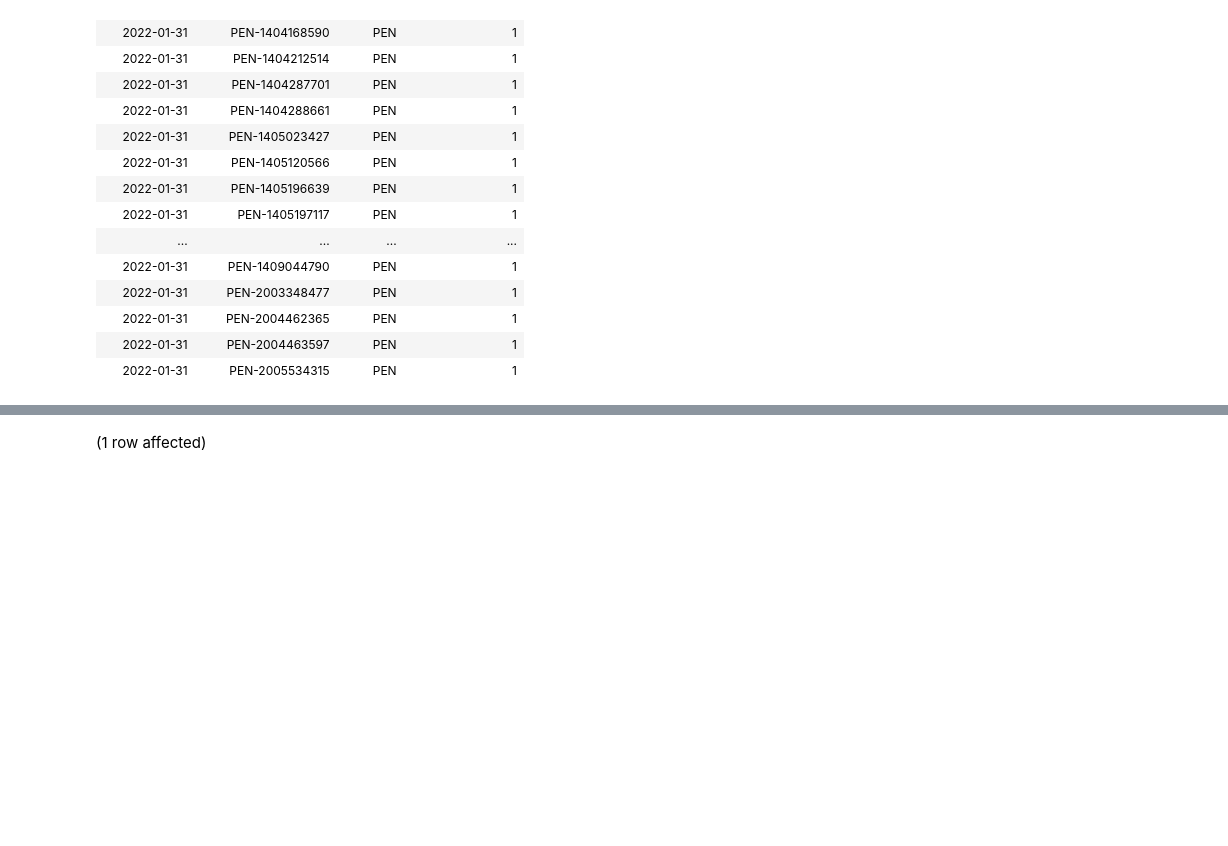
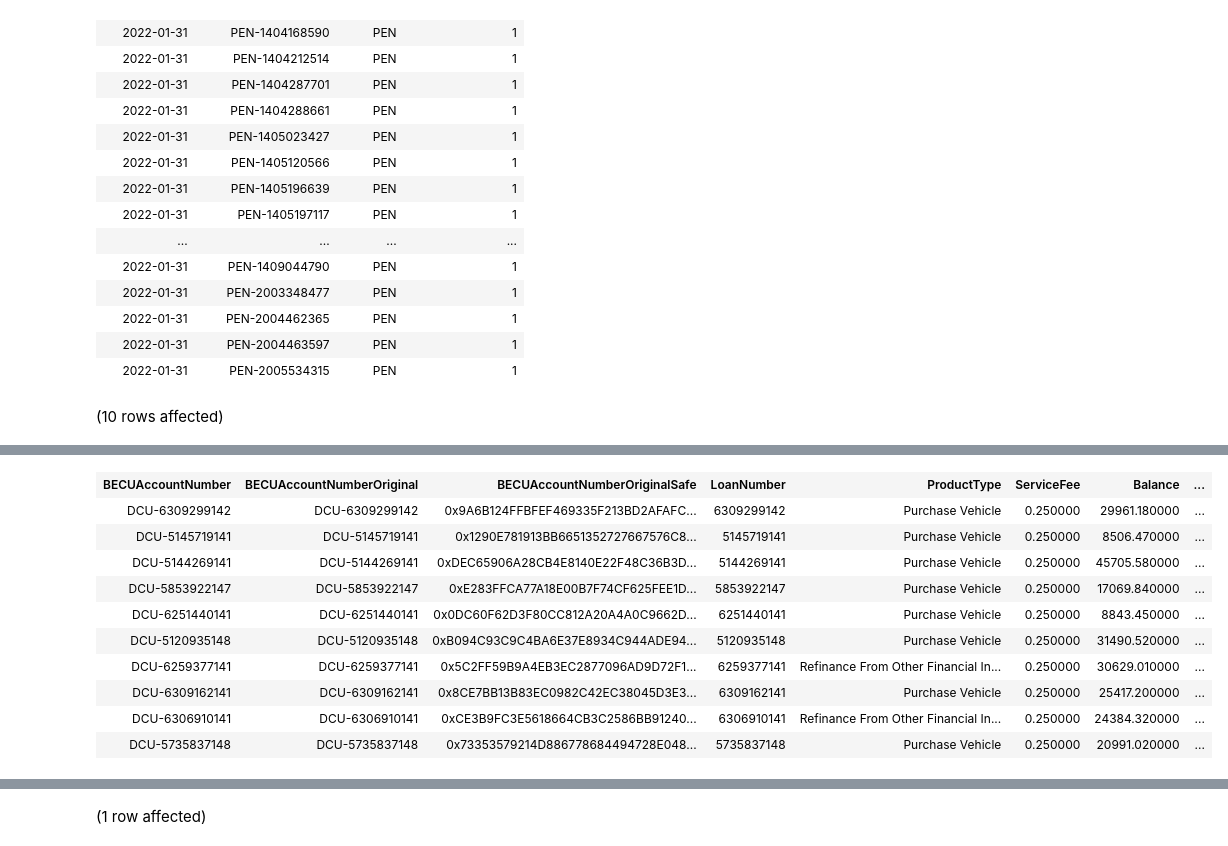
Before and after one commit to khooversoft/SqlGenerator, a Jupyter notebook: Config/AA/SqlProject/Notebooks/Notebook-1.ipynb, the cells around one changed output, grey strips where cells are left out. Saved outputs shown, nothing was run; the diff lists cells and outputs as text; code cells hidden in the pictures; blank space fills up the shorter version.

```diff
--- a/Config/AA/SqlProject/Notebooks/Notebook-1.ipynb
+++ b/Config/AA/SqlProject/Notebooks/Notebook-1.ipynb
@@ -29,3 +29,7 @@ Total execution time: 00:00:07.829
 | 2022-01-31 | PEN-2004462365 | PEN | 1 |
 | 2022-01-31 | PEN-2004463597 | PEN | 1 |
 | 2022-01-31 | PEN-2005534315 | PEN | 1 |
+# %%
+select top 10 * from [AssetAcq_pii].[Vw_CommonSettlement]
+# %% [output]
+(10 rows affected)
@@ -32,3 +37,14 @@ Total execution time: 00:00:07.829
+| BECUAccountNumber | BECUAccountNumberOriginal | BECUAccountNumberOriginalSafe | LoanNumber | ProductType | ServiceFee | Balance | ... |
+| DCU-6309299142 | DCU-6309299142 | 0x9A6B124FFBFEF469335F213BD2AFAFC... | 6309299142 | Purchase Vehicle | 0.250000 | 29961.180000 | ... |
+| DCU-5145719141 | DCU-5145719141 | 0x1290E781913BB6651352727667576C8... | 5145719141 | Purchase Vehicle | 0.250000 | 8506.470000 | ... |
+| DCU-5144269141 | DCU-5144269141 | 0xDEC65906A28CB4E8140E22F48C36B3D... | 5144269141 | Purchase Vehicle | 0.250000 | 45705.580000 | ... |
+| DCU-5853922147 | DCU-5853922147 | 0xE283FFCA77A18E00B7F74CF625FEE1D... | 5853922147 | Purchase Vehicle | 0.250000 | 17069.840000 | ... |
+| DCU-6251440141 | DCU-6251440141 | 0x0DC60F62D3F80CC812A20A4A0C9662D... | 6251440141 | Purchase Vehicle | 0.250000 | 8843.450000 | ... |
+| DCU-5120935148 | DCU-5120935148 | 0xB094C93C9C4BA6E37E8934C944ADE94... | 5120935148 | Purchase Vehicle | 0.250000 | 31490.520000 | ... |
+| DCU-6259377141 | DCU-6259377141 | 0x5C2FF59B9A4EB3EC2877096AD9D72F1... | 6259377141 | Refinance From Other Financial In... | 0.250000 | 30629.010000 | ... |
+| DCU-6309162141 | DCU-6309162141 | 0x8CE7BB13B83EC0982C42EC38045D3E3... | 6309162141 | Purchase Vehicle | 0.250000 | 25417.200000 | ... |
+| DCU-6306910141 | DCU-6306910141 | 0xCE3B9FC3E5618664CB3C2586BB91240... | 6306910141 | Refinance From Other Financial In... | 0.250000 | 24384.320000 | ... |
+| DCU-5735837148 | DCU-5735837148 | 0x73353579214D886778684494728E048... | 5735837148 | Purchase Vehicle | 0.250000 | 20991.020000 | ... |
 # %%
 select  count(*)
 from    [AssetAcq].[Vw_CommonMonthly]
```
Also changed, not shown: parts of 2 cells of this notebook, 15 other files.
